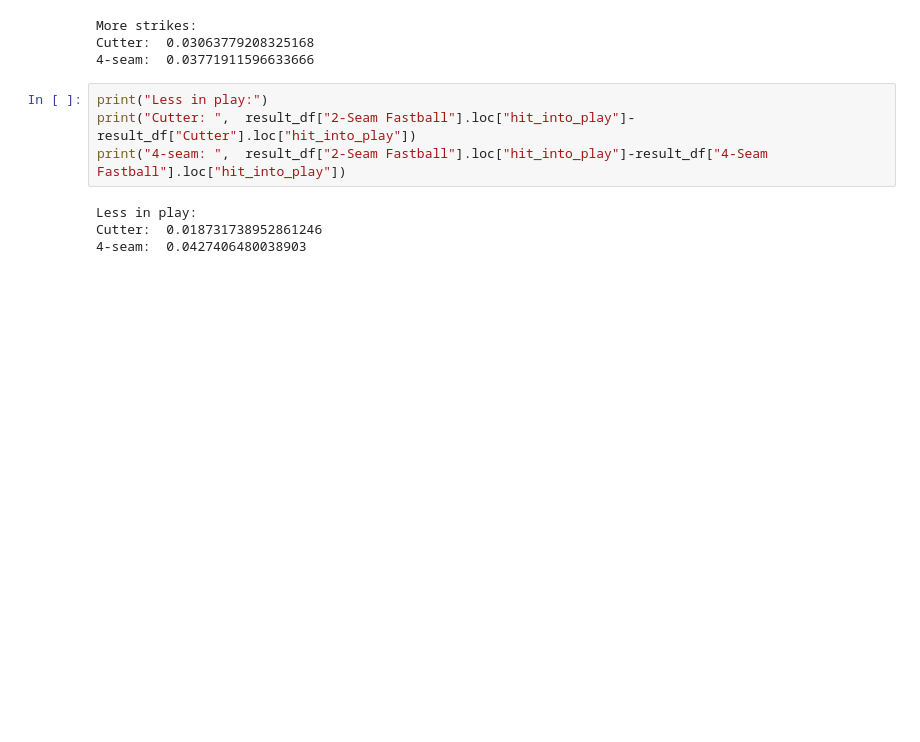
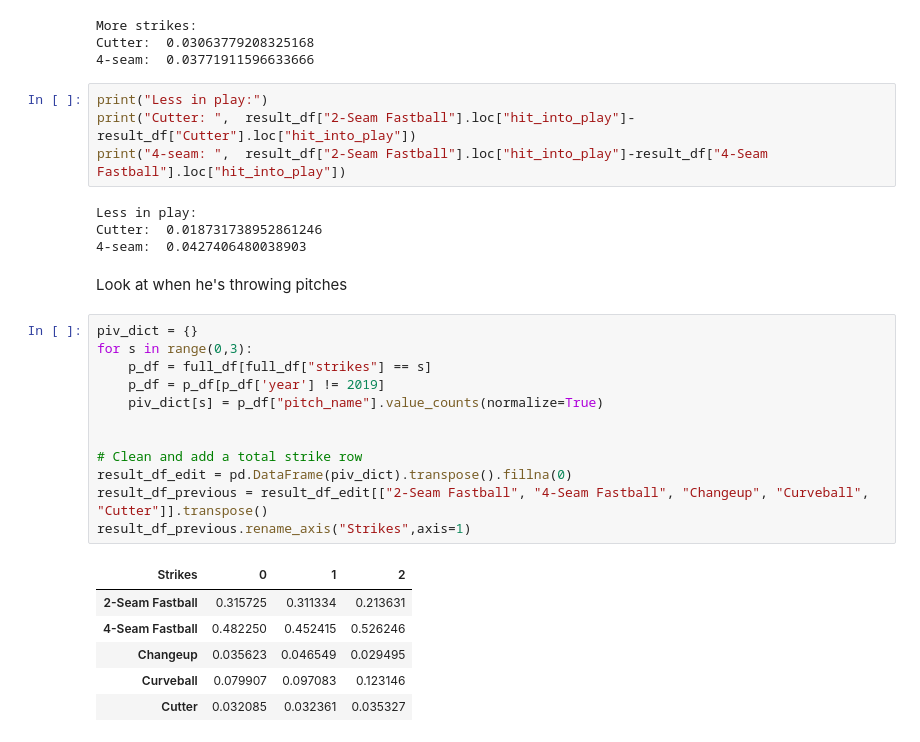
Before and after one commit to tjburch/baseball-studies, a Jupyter notebook: notebooks/LanceLynn2019.ipynb, the cells around one changed output. Cells and saved outputs as stored; diff of their text form; blank space fills up the shorter version.

Commit message:
Add table of usage based on count

```diff
--- a/notebooks/LanceLynn2019.ipynb
+++ b/notebooks/LanceLynn2019.ipynb
@@ -214,3 +214,24 @@ print("4-seam: ",  result_df["2-Seam Fastball"].loc["hit_into_play"]-result_df["
 Less in play:
 Cutter:  0.018731738952861246
 4-seam:  0.0427406480038903
+# %% [markdown]
+Look at when he's throwing pitches
+# %%
+piv_dict = {}
+for s in range(0,3):
+    p_df = full_df[full_df["strikes"] == s]
+    p_df = p_df[p_df['year'] != 2019]
+    piv_dict[s] = p_df["pitch_name"].value_counts(normalize=True)
+
+
+# Clean and add a total strike row
+result_df_edit = pd.DataFrame(piv_dict).transpose().fillna(0)
+result_df_previous = result_df_edit[["2-Seam Fastball", "4-Seam Fastball", "Changeup", "Curveball", "Cutter"]].transpose()
+result_df_previous.rename_axis("Strikes",axis=1)
+# %% [output]
+| Strikes | 0 | 1 | 2 |
+| 2-Seam Fastball | 0.315725 | 0.311334 | 0.213631 |
+| 4-Seam Fastball | 0.482250 | 0.452415 | 0.526246 |
+| Changeup | 0.035623 | 0.046549 | 0.029495 |
+| Curveball | 0.079907 | 0.097083 | 0.123146 |
+| Cutter | 0.032085 | 0.032361 | 0.035327 |
```
Also changed, not shown: parts of 2 cells of this notebook.
